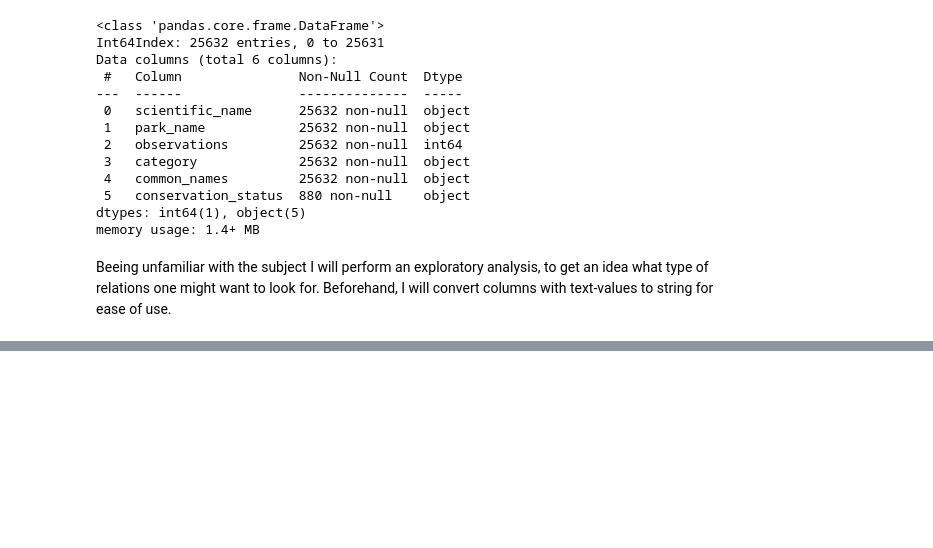
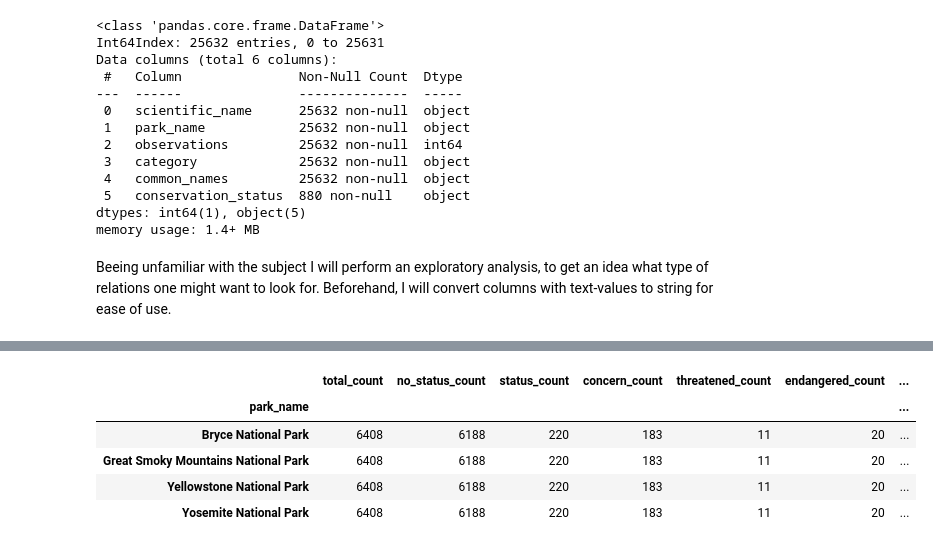
Before and after one commit to MaximilianHauser/CC_DS21_Biodiversity_in_National_Parks, a Jupyter notebook: biodiversity.ipynb, the cells around one changed output, grey strips where cells are left out. Cells and saved outputs as stored; diff of their text form; code cells hidden in the pictures; blank space fills up the shorter version.

```diff
--- a/biodiversity.ipynb
+++ b/biodiversity.ipynb
@@ -218,0 +330,32 @@ Unique species in 'all_data_df':
+# %%
+# count per category --------------------------------------------------------------------------------------------------------- #
+park_count_df = all_data_df.groupby("park_name").count()
+
+# entries per category into the database ------------------------------------------------------------------------------------- #
+park_count_df.drop(columns=["category", "observations", "common_names", "conservation_status"], inplace=True)
+park_count_df.rename(columns={"scientific_name":"total_count"}, inplace=True)
+
+# count of no_status and status for each category ---------------------------------------------------------------------------- #
+park_count_df["no_status_count"] = all_data_df[all_data_df.conservation_status == "None"].groupby("park_name").count().scientific_name
+park_count_df["status_count"] = all_data_df[all_data_df.conservation_status != "None"].groupby("park_name").count().scientific_name
+
+# count for each individual status per category ------------------------------------------------------------------------------ #
+park_count_df["concern_count"] = all_data_df[all_data_df.conservation_status == "Species of Concern"].groupby("park_name").count().scientific_name
+park_count_df["threatened_count"] = all_data_df[all_data_df.conservation_status == "Threatened"].groupby("park_name").count().scientific_name
+park_count_df["endangered_count"] = all_data_df[all_data_df.conservation_status == "Endangered"].groupby("park_name").count().scientific_name
+park_count_df["recovery_count"] = all_data_df[all_data_df.conservation_status == "In Recovery"].groupby("park_name").count().scientific_name
+
+# fill NaN-values in category_count_df with 0 -------------------------------------------------------------------------------- #
+park_count_df.fillna(value=0, inplace=True)
+
+# change data types of values in columns to be easier to work with ----------------------------------------------------------- #
+park_count_df = park_count_df.astype({"threatened_count":"int", "endangered_count":"int", "recovery_count":"int"})
+
+park_count_df
+# %% [output]
+|  | total_count | no_status_count | status_count | concern_count | threatened_count | endangered_count | ... |
+| park_name |  |  |  |  |  |  | ... |
+| Bryce National Park | 6408 | 6188 | 220 | 183 | 11 | 20 | ... |
+| Great Smoky Mountains National Park | 6408 | 6188 | 220 | 183 | 11 | 20 | ... |
+| Yellowstone National Park | 6408 | 6188 | 220 | 183 | 11 | 20 | ... |
+| Yosemite National Park | 6408 | 6188 | 220 | 183 | 11 | 20 | ... |
```
Also changed, not shown: parts of 9 cells of this notebook.
